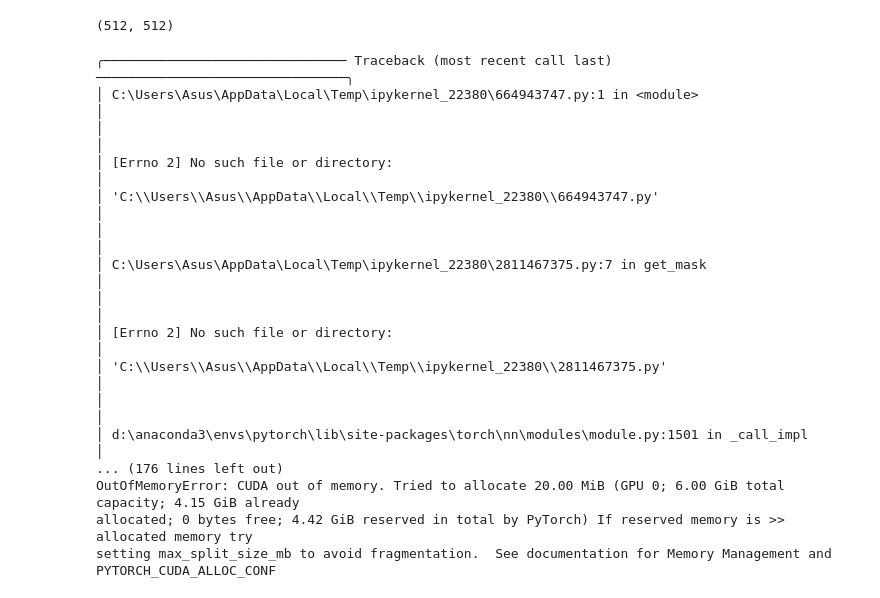
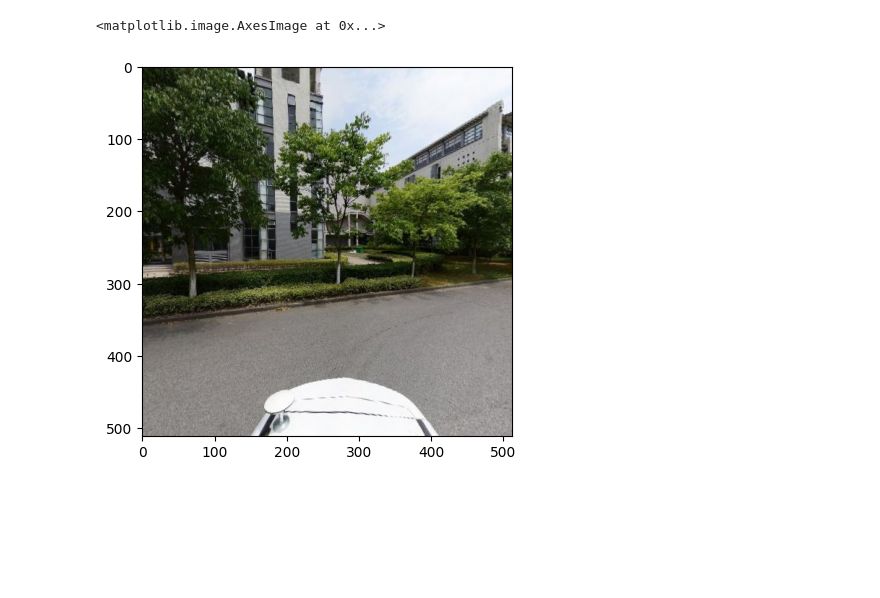
Before and after one commit to MMHHRR/Perception_distance, a Jupyter notebook: code/restoration_depth.ipynb, the cells around one changed output. Saved outputs shown, nothing was run; the diff lists cells and outputs as text; code cells hidden in the pictures; blank space fills up the shorter version.

```diff
--- a/code/restoration_depth.ipynb
+++ b/code/restoration_depth.ipynb
@@ -134,4 +92,0 @@ def get_depth(img):
-# %%
-get_depth(img).shape
-# %% [output]
-(512, 512)
@@ -150,25 +93,13 @@ def get_mask(img):
-# %%
-get_mask(img)
-# %% [output]
-╭─────────────────────────────── Traceback (most recent call last) ────────────────────────────────╮
-│ C:\Users\Asus\AppData\Local\Temp\ipykernel_22380\664943747.py:1 in <module>                      │
-│                                                                                                  │
-│ [Errno 2] No such file or directory:                                                             │
-│ 'C:\\Users\\Asus\\AppData\\Local\\Temp\\ipykernel_22380\\664943747.py'                           │
-│                                                                                                  │
-│ C:\Users\Asus\AppData\Local\Temp\ipykernel_22380\2811467375.py:7 in get_mask                     │
-│                                                                                                  │
-│ [Errno 2] No such file or directory:                                                             │
-│ 'C:\\Users\\Asus\\AppData\\Local\\Temp\\ipykernel_22380\\2811467375.py'                          │
-│                                                                                                  │
-│ d:\anaconda3\envs\pytorch\lib\site-packages\torch\nn\modules\module.py:1501 in _call_impl        │
-... (176 lines left out)
-OutOfMemoryError: CUDA out of memory. Tried to allocate 20.00 MiB (GPU 0; 6.00 GiB total capacity; 4.15 GiB already
-allocated; 0 bytes free; 4.42 GiB reserved in total by PyTorch) If reserved memory is >> allocated memory try
-setting max_split_size_mb to avoid fragmentation.  See documentation for Memory Management and
-PYTORCH_CUDA_ALLOC_CONF
 # %%
 # Save data to CSV file
 df = pd.DataFrame.from_records(all_data, columns=["filename"] + ["total_pixels"])
 df.set_index("filename", inplace=True)
 df.to_csv(output_file)
+# %%
+import matplotlib.pyplot as plt
+
+X = Image.open("D:/desk/3.jpg")
+plt.imshow(X)
+# %% [output]
+<matplotlib.image.AxesImage at 0x...>
+[figure, added]
```
Also changed, not shown: parts of 53 cells of this notebook.
